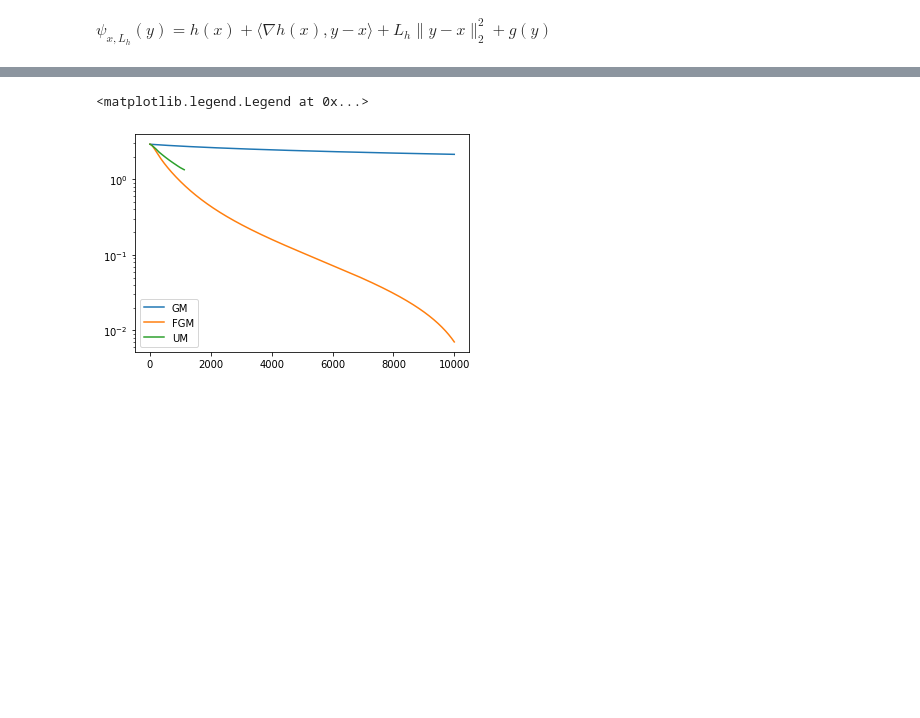
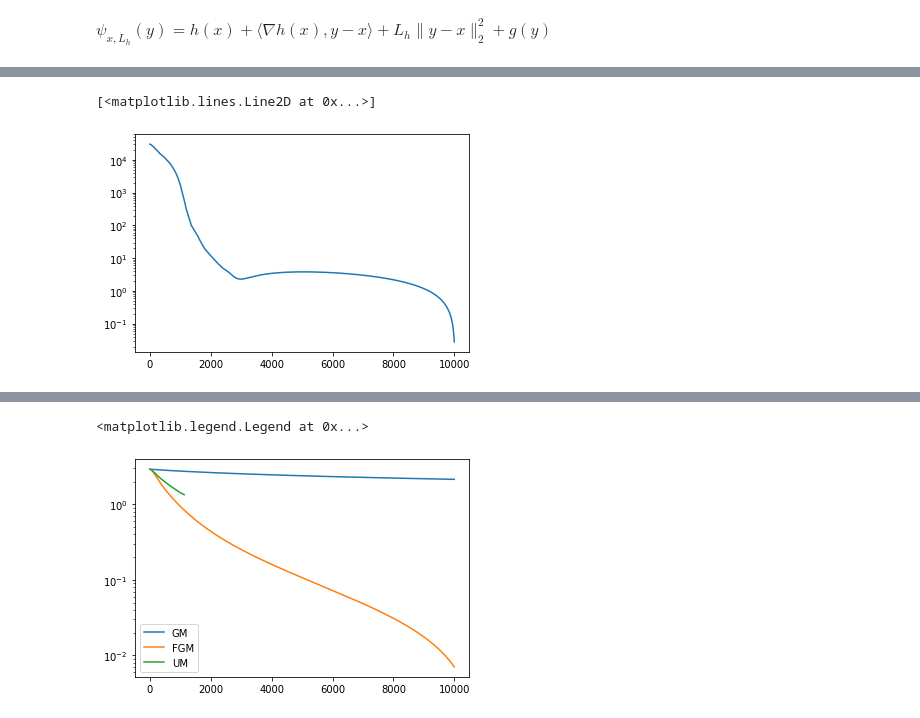
Before and after one commit to dmivilensky/Universal-meta-algorithm, a Jupyter notebook: softmax.ipynb, the cells around one changed output, grey strips where cells are left out. Drawn from its saved outputs; the diff is of its cells as text; code cells hidden in the pictures; blank space fills up the shorter version.

```diff
--- a/softmax.ipynb
+++ b/softmax.ipynb
@@ -13,4 +13,5 @@ Matplotlib created a temporary config/cache directory at /Users/dmivilensky/.mat
 n = 10_000
 m = 20_000
 gamma = 1
+mu = 0.01
 # %%
@@ -31,13 +30,13 @@ b = np.zeros(n)
 # %%
-def f_(x, A, b, gamma):
+def f_(x, A, mu, gamma):
     mult_ = A.dot(x) / gamma
 
     # log-sum-exp trick
     c = mult_.max()
     softmax = c + np.log(np.exp(mult_ - c).sum())
 
-    loss = gamma * softmax + b.dot(x)
+    loss = gamma * softmax + mu * norm(x)**2
     return loss
 
-f = partial(f_, A=A, b=b, gamma=gamma)
+f = partial(f_, A=A, mu=mu, gamma=gamma)
 # %%
@@ -243,3 +262,8 @@ for _ in range(10000):
+# %%
+plt.semilogy(np.array(losses_fgm) - losses_fgm[-1] * .999)
+# %% [output]
+[<matplotlib.lines.Line2D at 0x...>]
+[figure, added]
 # %%
 losses_gm = [f(x0)]
 time_gm = [0]
```
Also changed, not shown: parts of 18 cells of this notebook.
